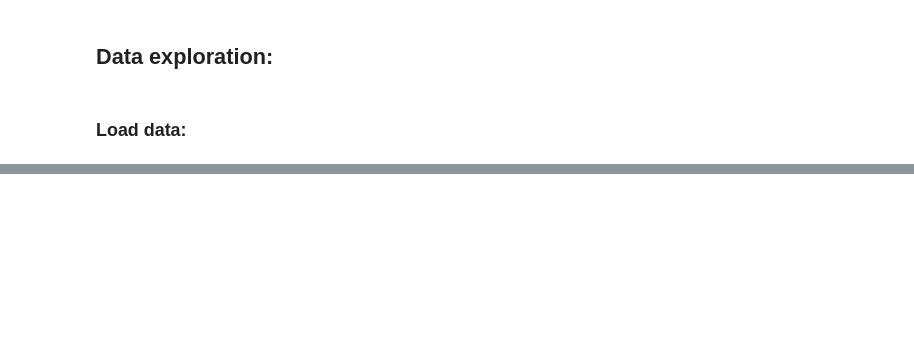
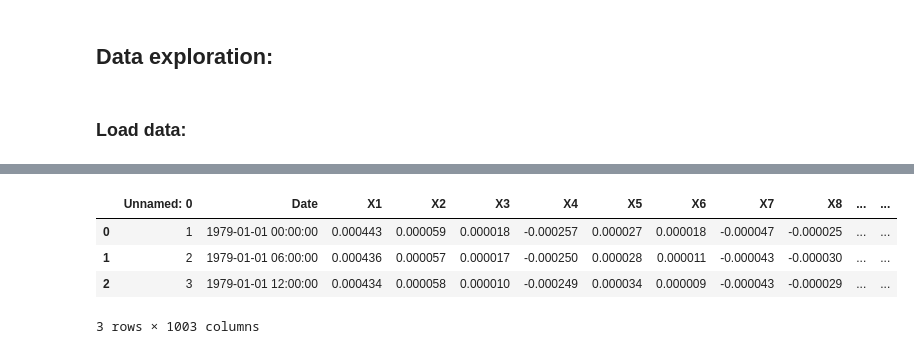
Before and after one commit to marvande/Non-linear-feature-extraction-of-the-stratoshpere, a Jupyter notebook: source/data.ipynb, the cells around one changed output, grey strips where cells are left out. Drawn from its saved outputs; the diff is of its cells as text; code cells hidden in the pictures; blank space fills up the shorter version.

```diff
--- a/source/data.ipynb
+++ b/source/data.ipynb
@@ -51,0 +31,8 @@ anomalies_cf.describe()
+# %%
+raw_cf.head(3)
+# %% [output]
+|  | Unnamed: 0 | Date | X1 | X2 | X3 | X4 | X5 | X6 | X7 | X8 | ... | ... |
+| 0 | 1 | 1979-01-01 00:00:00 | 0.000443 | 0.000059 | 0.000018 | -0.000257 | 0.000027 | 0.000018 | -0.000047 | -0.000025 | ... | ... |
+| 1 | 2 | 1979-01-01 06:00:00 | 0.000436 | 0.000057 | 0.000017 | -0.000250 | 0.000028 | 0.000011 | -0.000043 | -0.000030 | ... | ... |
+| 2 | 3 | 1979-01-01 12:00:00 | 0.000434 | 0.000058 | 0.000010 | -0.000249 | 0.000034 | 0.000009 | -0.000043 | -0.000029 | ... | ... |
+3 rows × 1003 columns
```
Also changed, not shown: parts of 14 cells of this notebook, 1 other file.
